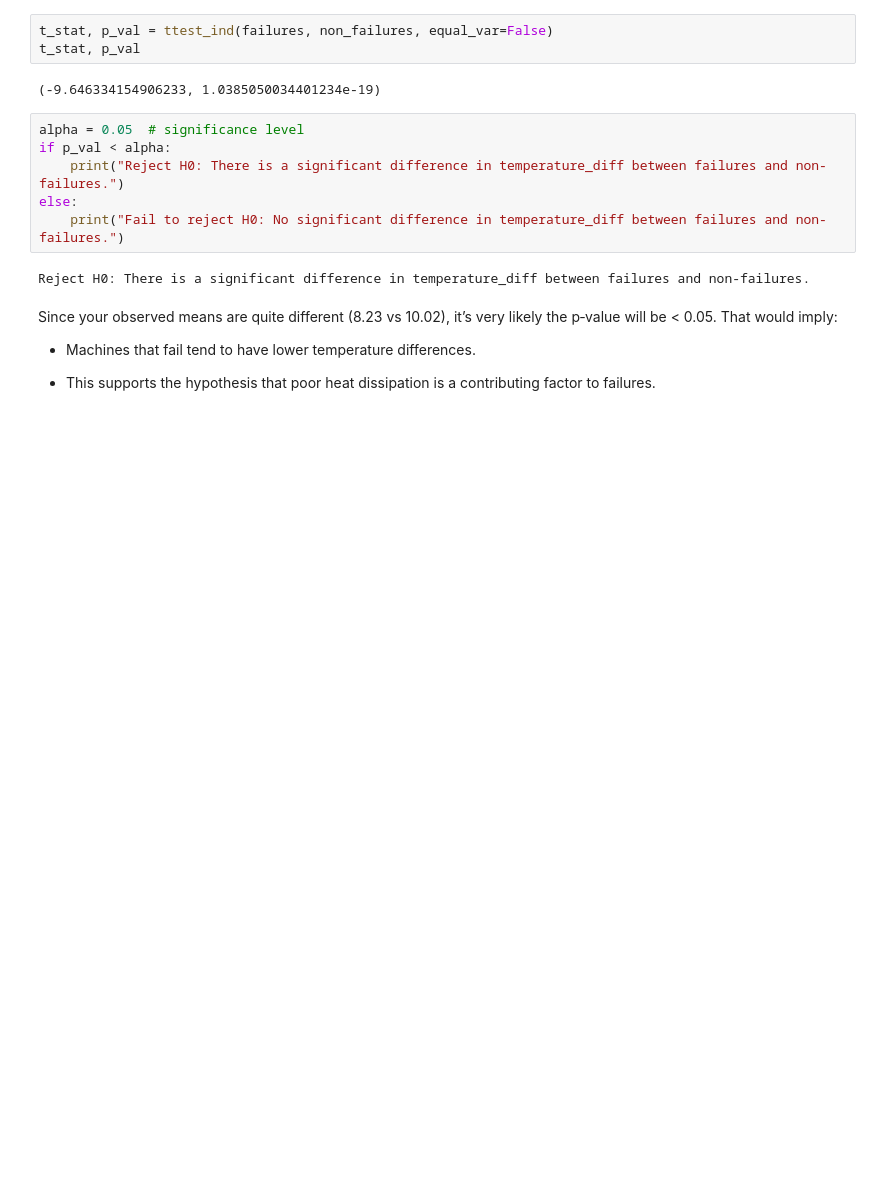
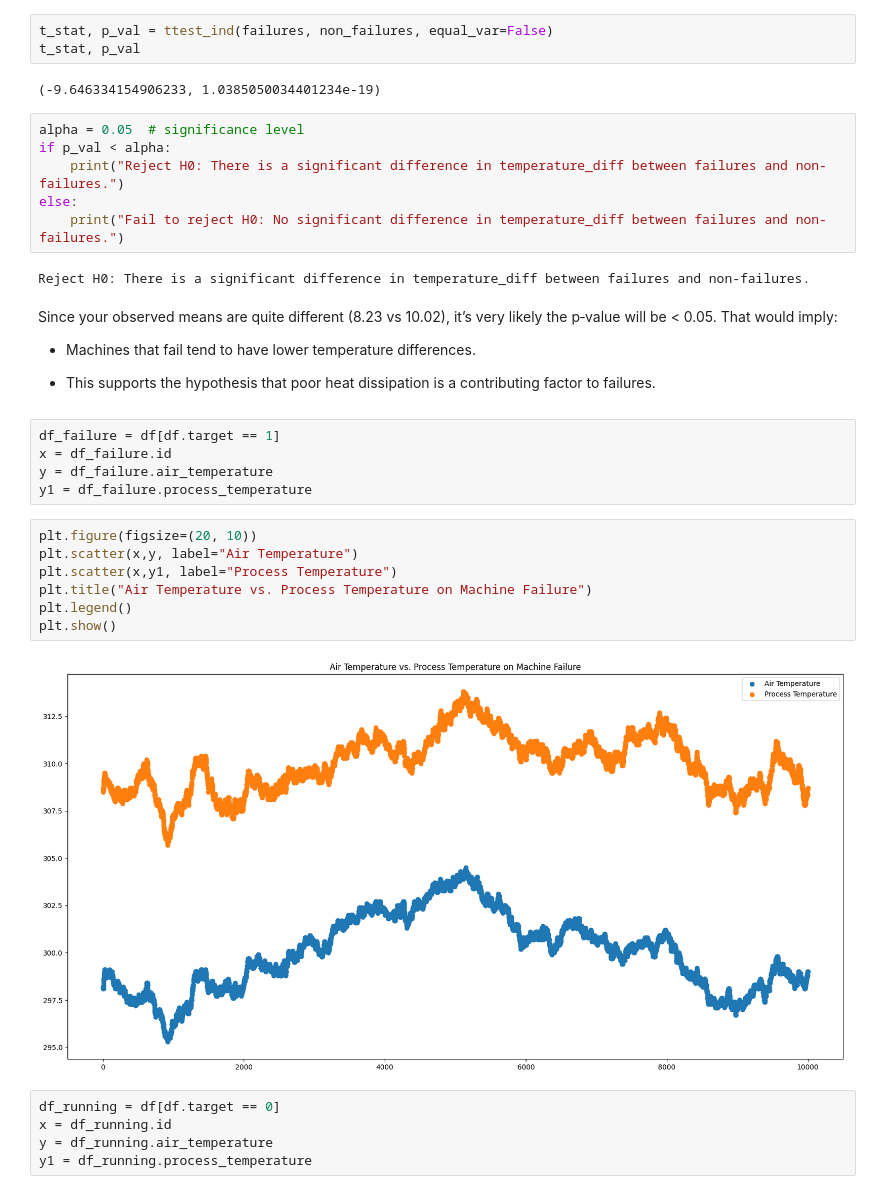
Before and after one commit to deb-cod/April-25-G2-Capstone-Project, a Jupyter notebook: EDA/Exploratory_Data_Analysis.ipynb, the cells around one changed output. Drawn from its saved outputs; the diff is of its cells as text; blank space fills up the shorter version.

Commit message:
feature: EDA on Rotational Speed and Temperature EDA enhancements

```diff
--- a/EDA/Exploratory_Data_Analysis.ipynb
+++ b/EDA/Exploratory_Data_Analysis.ipynb
@@ -381,3 +381,22 @@ That would imply:
 - Machines that fail tend to have lower temperature differences.
 
 - This supports the hypothesis that poor heat dissipation is a contributing factor to failures.
+# %%
+df_failure = df[df.target == 1]
+x = df_failure.id
+y = df_failure.air_temperature
+y1 = df_failure.process_temperature
+# %%
+plt.figure(figsize=(20, 10))
+plt.scatter(x,y, label="Air Temperature")
+plt.scatter(x,y1, label="Process Temperature")
+plt.title("Air Temperature vs. Process Temperature on Machine Failure")
+plt.legend()
+plt.show()
+# %% [output]
+[figure, added]
+# %%
+df_running = df[df.target == 0]
+x = df_running.id
+y = df_running.air_temperature
+y1 = df_running.process_temperature
```
Also changed, not shown: parts of 11 cells of this notebook.
